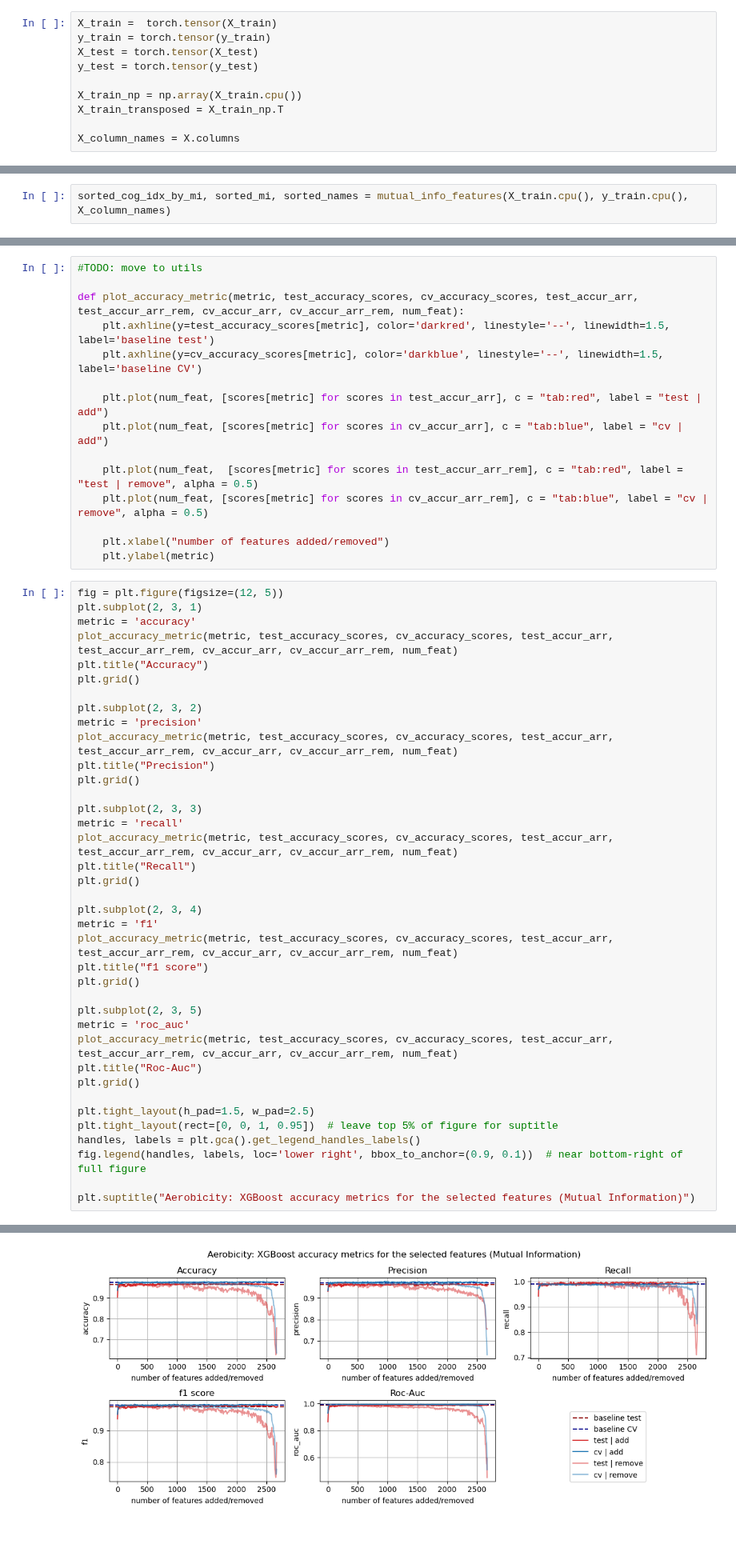
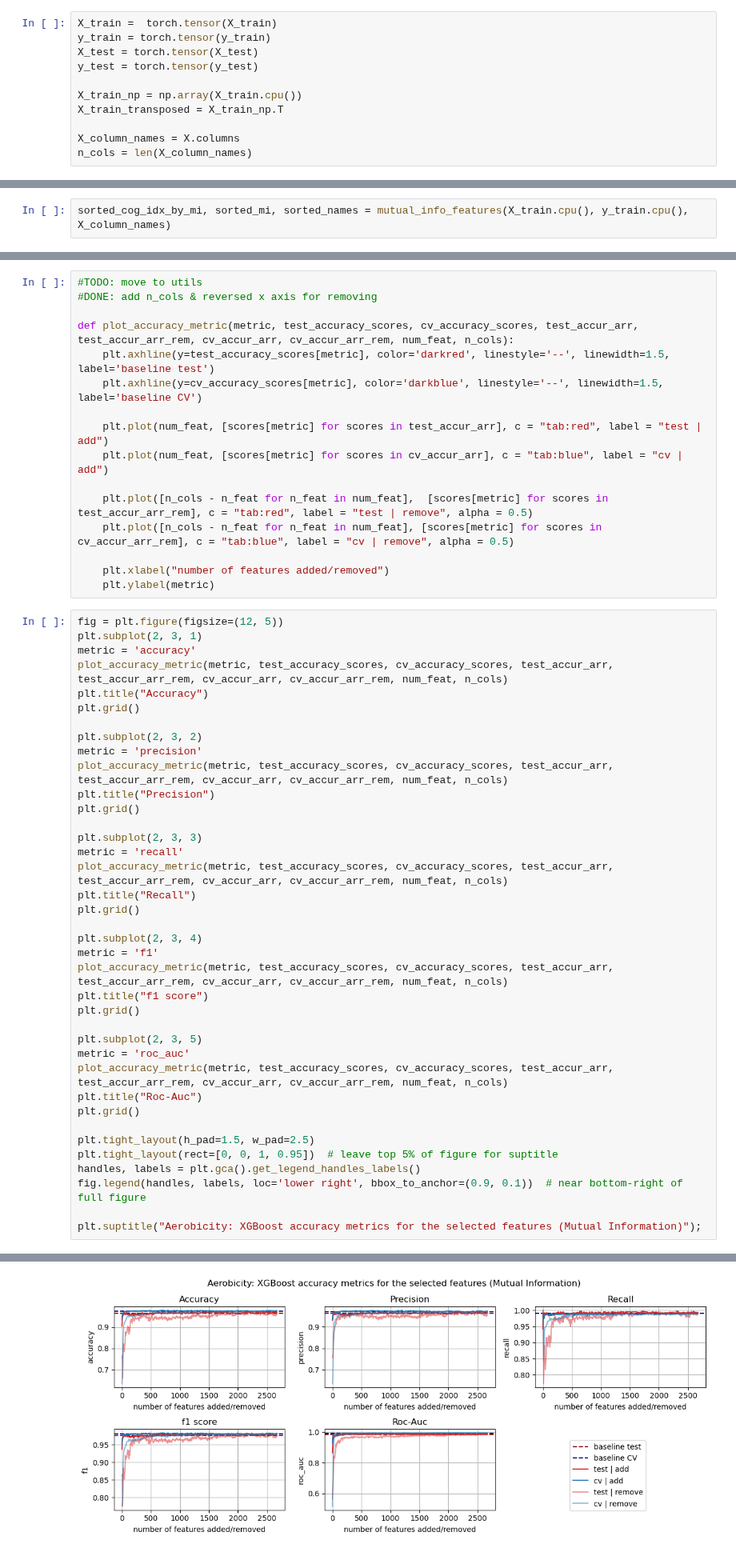
Before and after one commit to oist/gene-context, a Jupyter notebook: phenotype_prediction/jupyter_notebooks/aerob_data.ipynb, the cells around one changed output, grey strips where cells are left out. Shown at 80% size. Drawn from its saved outputs; the diff is of its cells as text.

Commit message:
Reverse x axis for removing COGs plots

```diff
--- a/phenotype_prediction/jupyter_notebooks/aerob_data.ipynb
+++ b/phenotype_prediction/jupyter_notebooks/aerob_data.ipynb
@@ -100,6 +100,7 @@ X_train_np = np.array(X_train.cpu())
 X_train_transposed = X_train_np.T
 
 X_column_names = X.columns
+n_cols = len(X_column_names)
 # %% [markdown]
 ## 2. PCA and tSNE projections
 # %% [markdown]
@@ -284,16 +271,17 @@ print(test_accur_arr[0])
 {'accuracy': 0.9037758830694276, 'precision': np.float64(0.9315286624203821), 'recall': np.float64(0.9420289855072463), 'f1': np.float64(0.9367493995196157), 'roc_auc': np.float64(0.8651046698872786)}
 # %%
 #TODO: move to utils
+#DONE: add n_cols & reversed x axis for removing
 
-def plot_accuracy_metric(metric, test_accuracy_scores, cv_accuracy_scores, test_accur_arr, test_accur_arr_rem, cv_accur_arr, cv_accur_arr_rem, num_feat):
+def plot_accuracy_metric(metric, test_accuracy_scores, cv_accuracy_scores, test_accur_arr, test_accur_arr_rem, cv_accur_arr, cv_accur_arr_rem, num_feat, n_cols):
     plt.axhline(y=test_accuracy_scores[metric], color='darkred', linestyle='--', linewidth=1.5, label='baseline test')
     plt.axhline(y=cv_accuracy_scores[metric], color='darkblue', linestyle='--', linewidth=1.5, label='baseline CV')
 
     plt.plot(num_feat, [scores[metric] for scores in test_accur_arr], c = "tab:red", label = "test | add")
     plt.plot(num_feat, [scores[metric] for scores in cv_accur_arr], c = "tab:blue", label = "cv | add")
 
-    plt.plot(num_feat,  [scores[metric] for scores in test_accur_arr_rem], c = "tab:red", label = "test | remove", alpha = 0.5)
-    plt.plot(num_feat, [scores[metric] for scores in cv_accur_arr_rem], c = "tab:blue", label = "cv | remove", alpha = 0.5)
+    plt.plot([n_cols - n_feat for n_feat in num_feat],  [scores[metric] for scores in test_accur_arr_rem], c = "tab:red", label = "test | remove", alpha = 0.5)
+    plt.plot([n_cols - n_feat for n_feat in num_feat], [scores[metric] for scores in cv_accur_arr_rem], c = "tab:blue", label = "cv | remove", alpha = 0.5)
 
     plt.xlabel("number of features added/removed")
     plt.ylabel(metric)
@@ -301,31 +289,31 @@ def plot_accuracy_metric(metric, test_accuracy_scores, cv_accuracy_scores, test_
 fig = plt.figure(figsize=(12, 5))
 plt.subplot(2, 3, 1)
 metric = 'accuracy'
-plot_accuracy_metric(metric, test_accuracy_scores, cv_accuracy_scores, test_accur_arr, test_accur_arr_rem, cv_accur_arr, cv_accur_arr_rem, num_feat)
+plot_accuracy_metric(metric, test_accuracy_scores, cv_accuracy_scores, test_accur_arr, test_accur_arr_rem, cv_accur_arr, cv_accur_arr_rem, num_feat, n_cols)
 plt.title("Accuracy")
 plt.grid()
 
 plt.subplot(2, 3, 2)
 metric = 'precision'
-plot_accuracy_metric(metric, test_accuracy_scores, cv_accuracy_scores, test_accur_arr, test_accur_arr_rem, cv_accur_arr, cv_accur_arr_rem, num_feat)
+plot_accuracy_metric(metric, test_accuracy_scores, cv_accuracy_scores, test_accur_arr, test_accur_arr_rem, cv_accur_arr, cv_accur_arr_rem, num_feat, n_cols)
 plt.title("Precision")
 plt.grid()
 
 plt.subplot(2, 3, 3)
 metric = 'recall'
-plot_accuracy_metric(metric, test_accuracy_scores, cv_accuracy_scores, test_accur_arr, test_accur_arr_rem, cv_accur_arr, cv_accur_arr_rem, num_feat)
+plot_accuracy_metric(metric, test_accuracy_scores, cv_accuracy_scores, test_accur_arr, test_accur_arr_rem, cv_accur_arr, cv_accur_arr_rem, num_feat, n_cols)
 plt.title("Recall")
 plt.grid()
 
 plt.subplot(2, 3, 4)
 metric = 'f1'
-plot_accuracy_metric(metric, test_accuracy_scores, cv_accuracy_scores, test_accur_arr, test_accur_arr_rem, cv_accur_arr, cv_accur_arr_rem, num_feat)
+plot_accuracy_metric(metric, test_accuracy_scores, cv_accuracy_scores, test_accur_arr, test_accur_arr_rem, cv_accur_arr, cv_accur_arr_rem, num_feat, n_cols)
 plt.title("f1 score")
 plt.grid()
 
 plt.subplot(2, 3, 5)
 metric = 'roc_auc'
-plot_accuracy_metric(metric, test_accuracy_scores, cv_accuracy_scores, test_accur_arr, test_accur_arr_rem, cv_accur_arr, cv_accur_arr_rem, num_feat)
+plot_accuracy_metric(metric, test_accuracy_scores, cv_accuracy_scores, test_accur_arr, test_accur_arr_rem, cv_accur_arr, cv_accur_arr_rem, num_feat, n_cols)
 plt.title("Roc-Auc")
 plt.grid()
 
@@ -334,5 +322,5 @@ plt.tight_layout(rect=[0, 0, 1, 0.95])  # leave top 5% of figure for suptitle
 handles, labels = plt.gca().get_legend_handles_labels()
 fig.legend(handles, labels, loc='lower right', bbox_to_anchor=(0.9, 0.1))  # near bottom-right of full figure
 
-plt.suptitle("Aerobicity: XGBoost accuracy metrics for the selected features (Mutual Information)")
+plt.suptitle("Aerobicity: XGBoost accuracy metrics for the selected features (Mutual Information)");
 # %% [output]
@@ -340,4 +327,4 @@ Text(0.5, 0.98, 'Aerobicity: XGBoost accuracy metrics for the selected features
-[figure, old version]
+[figure, new version]
 # %% [markdown]
 ### 3.2 Feature selection with Random Forest
 # %%
```
Also changed, not shown: parts of 11 cells of this notebook.
